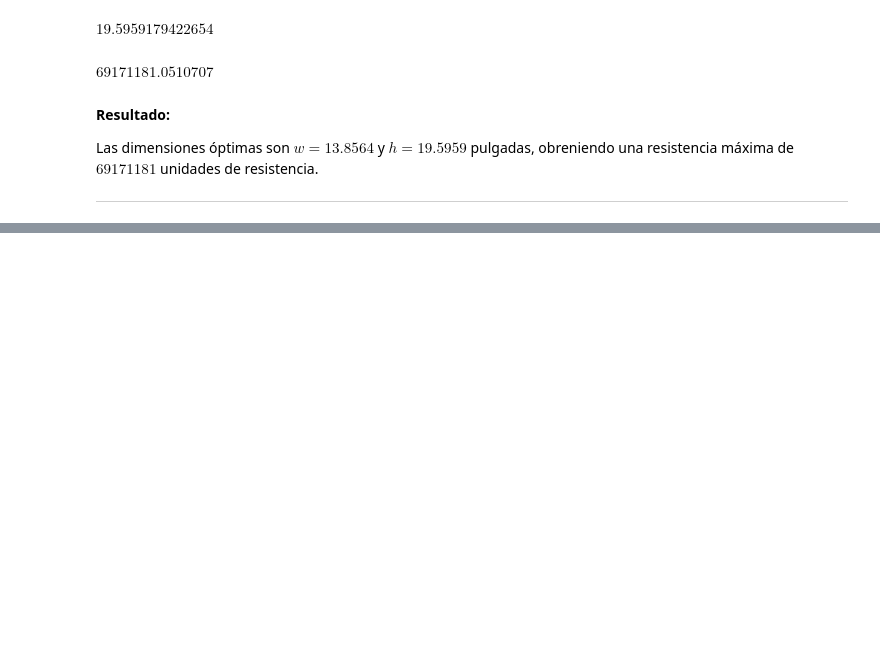
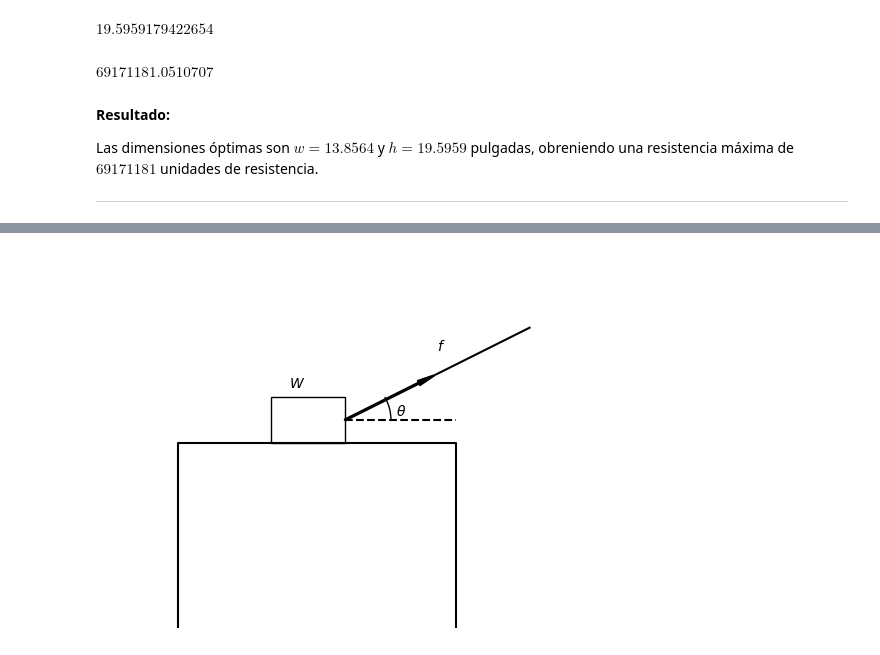
Before and after one commit to CamilaToS/Simulacion_Matematica_2025, a Jupyter notebook: NotasSEMANA4.ipynb, the cells around one changed output, grey strips where cells are left out. Saved outputs shown, nothing was run; the diff lists cells and outputs as text; code cells hidden in the pictures; blank space fills up the shorter version.

```diff
--- a/NotasSEMANA4.ipynb
+++ b/NotasSEMANA4.ipynb
@@ -217,0 +315,24 @@ Las dimensiones óptimas son $w=13.8564$ y $h=19.5959$ pulgadas, obreniendo una
+# %%
+W = patches.Rectangle((0, 2),0.8, 0.5, fill=False,color='k')
+a = patches.Arrow(0.8,2.25,1,0.5,width=0.1,color='k')
+arc = patches.Arc((0.8,2.25),1,1,theta2=30)
+ax = plt.gca()
+ax.add_artist(W)
+ax.add_artist(a)
+ax.add_artist(arc)
+
+plt.text(0.2,2.6,'$W$')
+plt.text(1.8,3,'$f$')
+plt.text(1.35,2.305,r'$\theta$')
+
+plt.plot([1.8,2.8],[2.75,3.25],'k')
+plt.plot([0.8,2],[2.25,2.25],'k--')
+plt.plot([-1,-1,2,2],[0,2,2,0],'k')
+
+
+plt.axis('equal')
+plt.ylim([0,4])
+plt.axis('off')
+plt.show()
+# %% [output]
+[figure, added]
```
Also changed, not shown: parts of 21 cells of this notebook.
